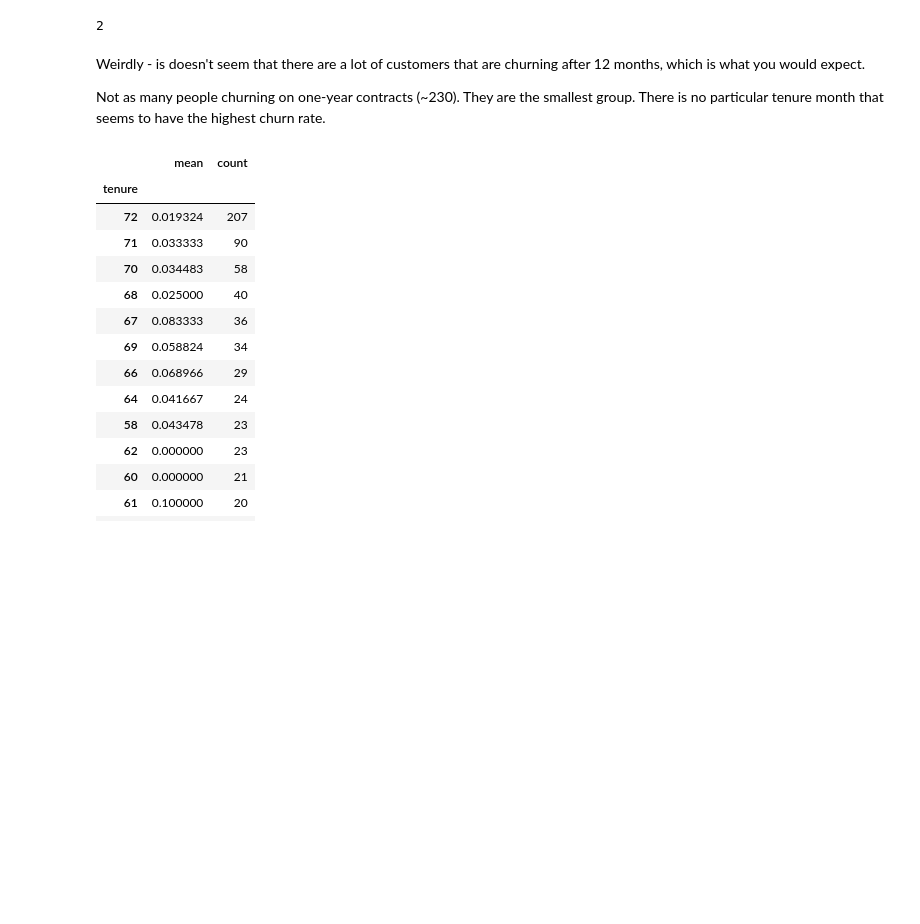
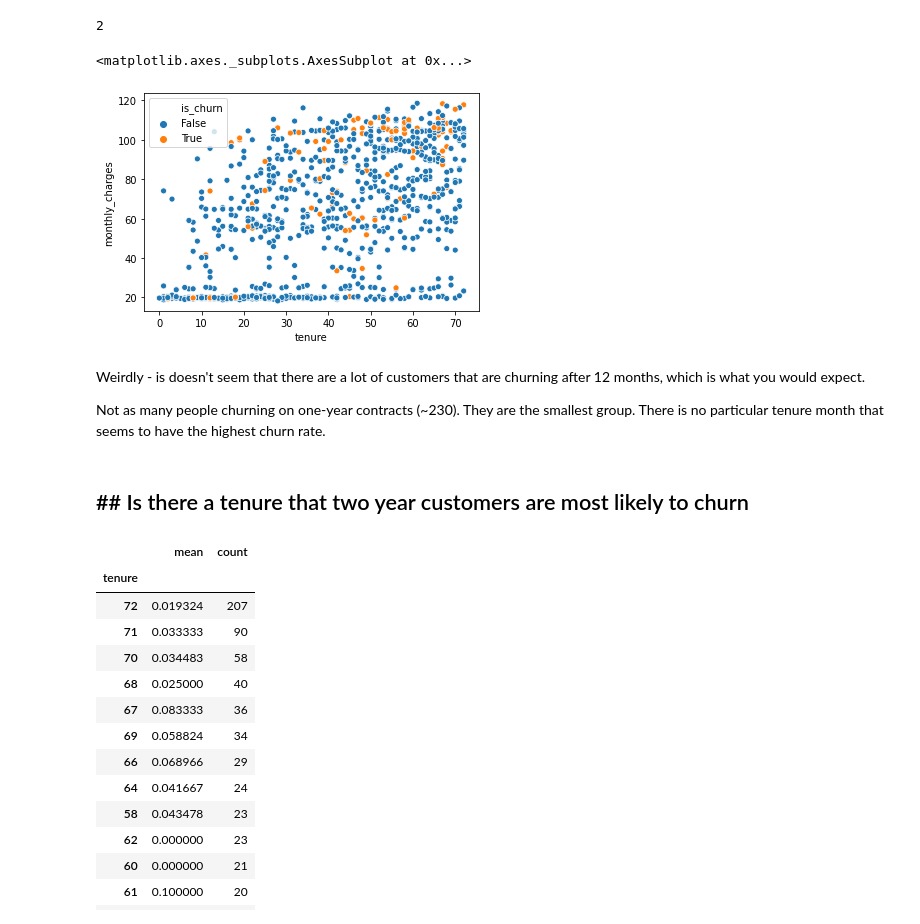
Before and after one commit to Rooster-Warrior/analyzing-customer-churn, a Jupyter notebook: daniel's_data_prep_file.ipynb, the cells around one changed output. Drawn from its saved outputs; the diff is of its cells as text; code cells hidden in the pictures; blank space fills up the shorter version.

```diff
--- a/daniel's_data_prep_file.ipynb
+++ b/daniel's_data_prep_file.ipynb
@@ -260,10 +263,17 @@ contract = train.contract_type == "One year"
 train[tenure & contract].is_churn.sum()
 # %% [output]
 2
+# %%
+sns.scatterplot(data=train[train.contract_type == "One year"], x="tenure", y="monthly_charges", hue="is_churn")
+# %% [output]
+<matplotlib.axes._subplots.AxesSubplot at 0x...>
+[figure, added]
 # %% [markdown]
 Weirdly - is doesn't seem that there are a lot of customers that are churning after 12 months, which is what you would expect.
 
 Not as many people churning on one-year contracts (~230). They are the smallest group. There is no particular tenure month that seems to have the highest churn rate.
+# %% [markdown]
+## ## Is there a tenure that two year customers are most likely to churn
 # %%
 train[train["contract_type"] == "Two year"].groupby("tenure").is_churn.agg(["mean", "count"]).nlargest(15, columns="count")
 # %% [output]
```
Also changed, not shown: parts of 19 cells of this notebook.
